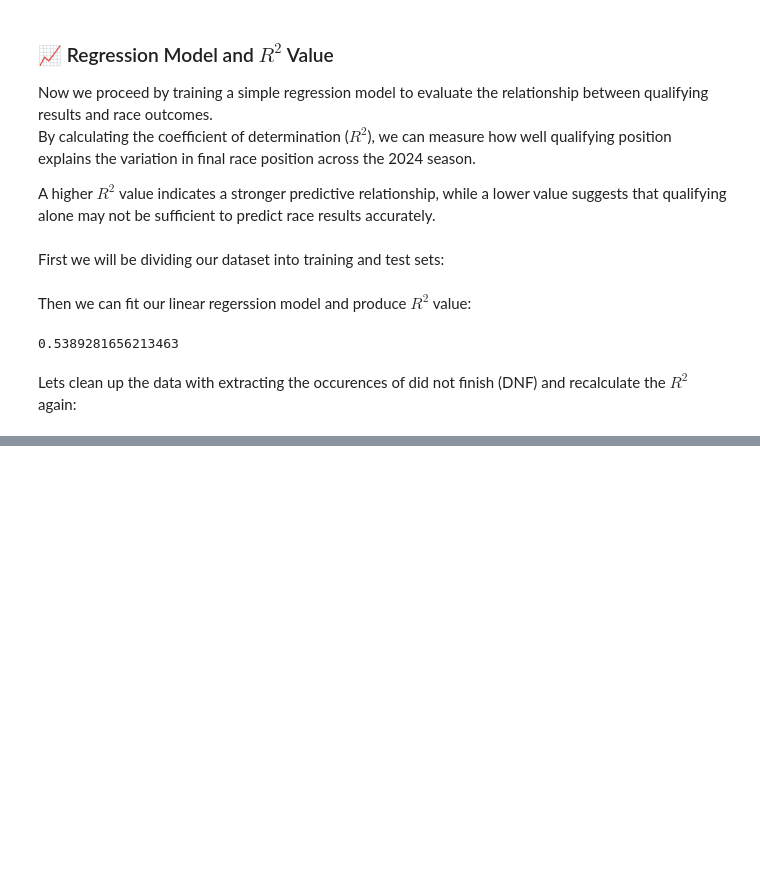
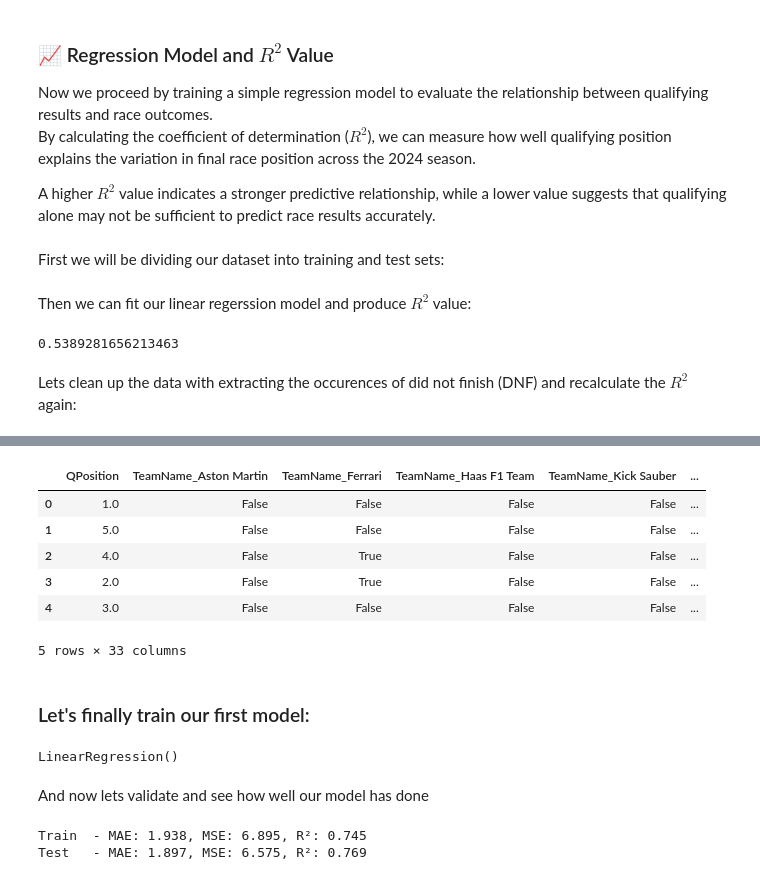
Before and after one commit to Rovsi135/F1-race-outcome-predictor, a Jupyter notebook: Notebooks/Exploratory Data Analysis.ipynb, the cells around one changed output, grey strips where cells are left out. Drawn from its saved outputs; the diff is of its cells as text; code cells hidden in the pictures; blank space fills up the shorter version.

Commit message:
Linear Regression Model is implemented

```diff
--- a/Notebooks/Exploratory Data Analysis.ipynb
+++ b/Notebooks/Exploratory Data Analysis.ipynb
@@ -202,0 +339,52 @@ req_qualifying_filtered.score(X_qualifying_req_train_filtered, y_qualifying_req_
+# %%
+feature_cols = ["QPosition", "Round", "TeamName", "Abbreviation"]
+target_col = "Position"
+
+X = df_2024_all_races_wo_dnf[feature_cols].copy()
+y = df_2024_all_races_wo_dnf[target_col].copy()
+
+X_encoded = pd.get_dummies(X, columns=["TeamName", "Abbreviation"], drop_first=True)
+
+X_train, X_test, y_train, y_test = train_test_split(
+    X_encoded, y, test_size=0.2, random_state=42
+)
+
+X_encoded.head()
+# %% [output]
+|  | QPosition | TeamName_Aston Martin | TeamName_Ferrari | TeamName_Haas F1 Team | TeamName_Kick Sauber | ... |
+| 0 | 1.0 | False | False | False | False | ... |
+| 1 | 5.0 | False | False | False | False | ... |
+| 2 | 4.0 | False | True | False | False | ... |
+| 3 | 2.0 | False | True | False | False | ... |
+| 4 | 3.0 | False | False | False | False | ... |
+5 rows × 33 columns
+# %% [markdown]
+### Let's finally train our first model:
+# %%
+linreg = LinearRegression()
+linreg.fit(X_train, y_train)
+# %% [output]
+LinearRegression()
+# %% [markdown]
+And now lets validate and see how well our model has done
+# %%
+def evaluate_regression(model, X_train, y_train, X_test, y_test):
+    y_train_pred = model.predict(X_train)
+    y_test_pred = model.predict(X_test)
+
+    mae_train = mean_absolute_error(y_train, y_train_pred)
+    mae_test = mean_absolute_error(y_test, y_test_pred)
+
+    mse_train = mean_squared_error(y_train, y_train_pred)
+    mse_test = mean_squared_error(y_test, y_test_pred)
+
+    r2_train = r2_score(y_train, y_train_pred)
+    r2_test = r2_score(y_test, y_test_pred)
+
+    print("Train  - MAE: {:.3f}, MSE: {:.3f}, R²: {:.3f}".format(mae_train, mse_train, r2_train))
+    print("Test   - MAE: {:.3f}, MSE: {:.3f}, R²: {:.3f}".format(mae_test, mse_test, r2_test))
+
+evaluate_regression(linreg, X_train, y_train, X_test, y_test)
+# %% [output]
+Train  - MAE: 1.938, MSE: 6.895, R²: 0.745
+Test   - MAE: 1.897, MSE: 6.575, R²: 0.769
```
Also changed, not shown: parts of 18 cells of this notebook.
